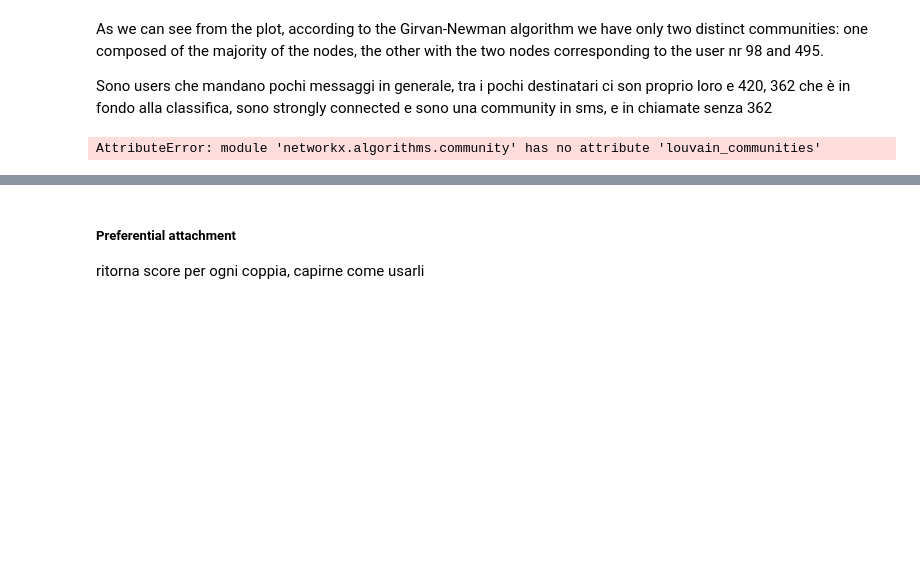
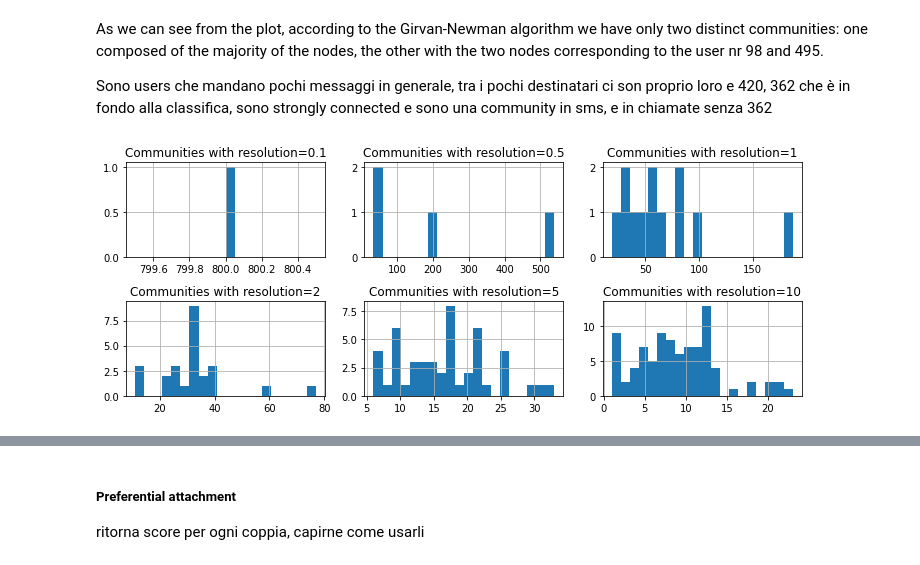
Before and after one commit to dariobaron/copenhagen_project, a Jupyter notebook: Marika_a_Copenhagen.ipynb, the cells around one changed output, grey strips where cells are left out. Saved outputs shown, nothing was run; the diff lists cells and outputs as text; code cells hidden in the pictures; blank space fills up the shorter version.

Commit message:
Marika's community detection run with Louvain

```diff
--- a/Marika_a_Copenhagen.ipynb
+++ b/Marika_a_Copenhagen.ipynb
@@ -464,10 +464,19 @@ TypeError: draw_networkx_nodes() missing 1 required positional argument: 'pos'
 As we can see from the plot, according to the Girvan-Newman algorithm we have only two distinct communities: one composed of the majority of the nodes, the other with the two nodes corresponding to the user nr 98 and 495.
 
 Sono users che mandano pochi messaggi in generale, tra i pochi destinatari ci son proprio loro e 420, 362 che è in fondo alla classifica, sono strongly connected e sono una community in sms, e in chiamate senza 362
-# %%
-
-import networkx.algorithms.community as nx_comm
-
-nx_comm.louvain_communities(Gfacebook)
-# %% [output]
-AttributeError: module 'networkx.algorithms.community' has no attribute 'louvain_communities'
+# %%
+import networkx.algorithms.community as nx_comm
+
+resolutions = [0.1,0.5,1,2,5,10]
+
+fig, axs = plt.subplots(2,3,figsize=(10,4))
+axs = axs.flatten()
+
+for i,resolution in enumerate(resolutions):
+    communities = nx_comm.louvain_communities(Gfacebook, resolution=resolution)
+    axs[i].hist([len(community) for community in communities], bins=20)
+    axs[i].set_title(f"Communities with resolution={resolution}")
+    axs[i].grid()
+fig.tight_layout()
+# %% [output]
+[figure, added]
```
Also changed, not shown: parts of 2 cells of this notebook, 1 other file.
